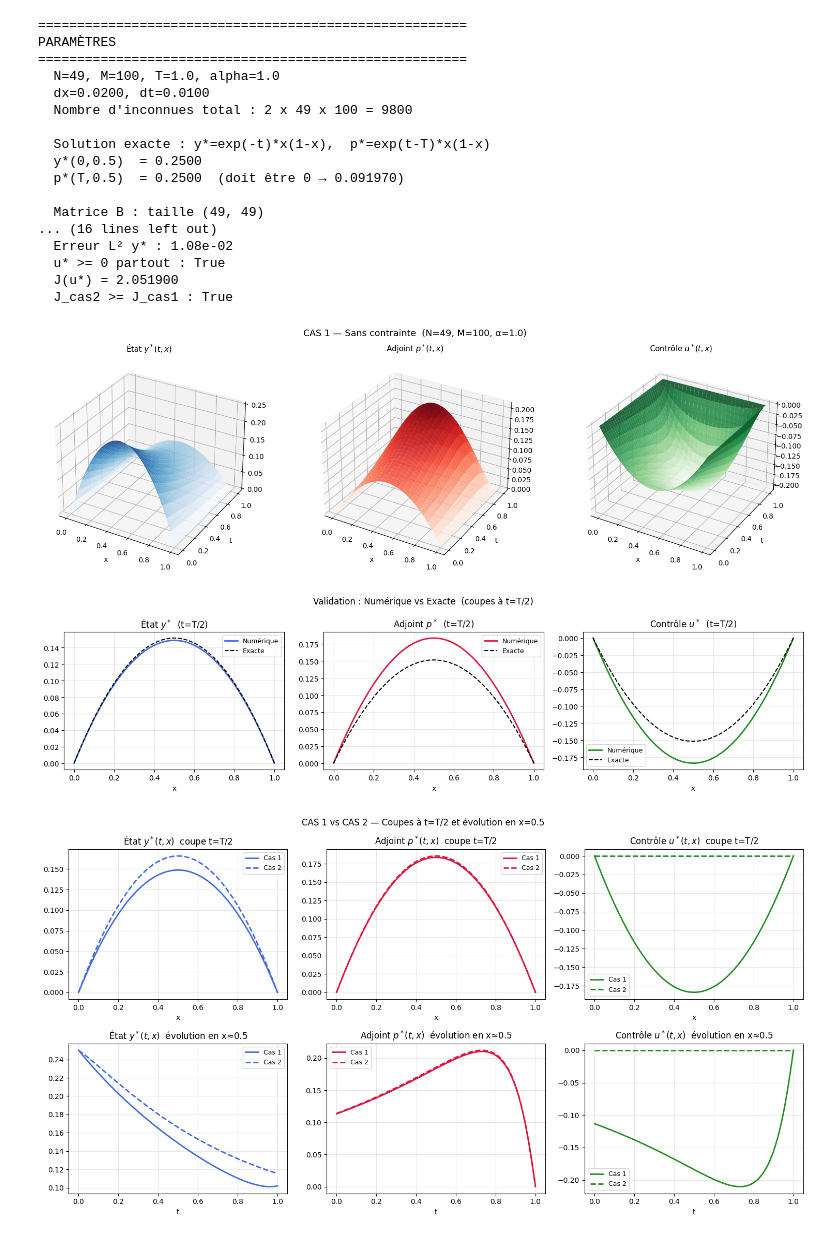
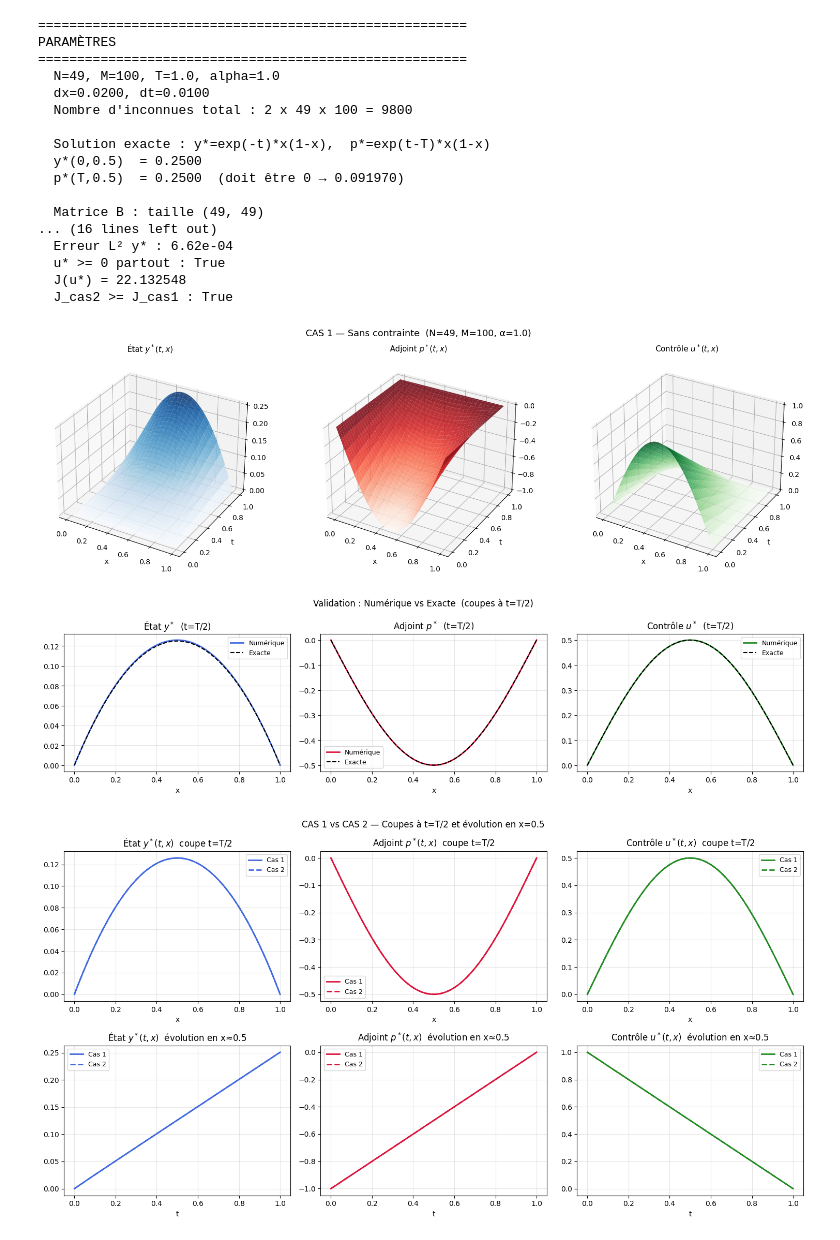
Before and after one commit to Nouhayousse/Commandes_optimales, a Jupyter notebook: TP3_final.ipynb, the cells around one changed output. Drawn from its saved outputs; the diff is of its cells as text; code cells hidden in the pictures.

Commit message:
les resultats avec les formules proposees par le prof

```diff
--- a/TP3_final.ipynb
+++ b/TP3_final.ipynb
@@ -61,12 +61,26 @@ print(f"  Nombre d'inconnues total : 2 x {N} x {M} = {2*N*M}")
 
 # Grilles 2D : shape (N, M+1)
 # X[i,n] = x_i,   T_grid[i,n] = t_n
+
+
+
 X, T_grid = np.meshgrid(x, t, indexing='ij')   # shape (N, M+1)
 
+
+
+
 # --- Solution exacte ---
-Y_exact = np.exp(-T_grid) * X * (1 - X)
-P_exact = np.exp(T_grid - T) * X * (1 - X)    # = 0 en t=T ✓
+#Y_exact = np.exp(-T_grid) * X * (1 - X)
+#P_exact = np.exp(T_grid - T) * X * (1 - X)    # = 0 en t=T ✓
+#U_exact = -(1.0 / alpha) * P_exact
+
+
+# Ici les formules du prof
+Y_exact = T_grid * X * (1 - X)
+P_exact = (T_grid - 1.0) * np.sin(np.pi * X)
 U_exact = -(1.0 / alpha) * P_exact
+
+
 
 # --- Données f et z_d déduites de la solution exacte ---
 # dy*/dt  = -exp(-t)*x*(1-x)
@@ -74,19 +88,25 @@ U_exact = -(1.0 / alpha) * P_exact
 # (1/α)*p = (1/α)*exp(t-T)*x*(1-x)
 # => f = dy*/dt - y*'' + (1/α)*p*
 #      = exp(-t)*(-x(1-x) + 2) + (1/α)*exp(t-T)*x*(1-x)
-F = (np.exp(-T_grid) * (-X*(1-X) + 2.0)
-     + (1.0/alpha) * np.exp(T_grid - T) * X * (1 - X))
+
+
+
+F = X*(1 - X) + 2*T_grid + (1.0/alpha)*(T_grid - 1.0)*np.sin(np.pi * X)
+
+
+
 
 # -dp*/dt = exp(t-T)*x*(1-x)
+
 # -p*''   = 2*exp(t-T)
 # => z_d = y* - (-dp*/dt - p*'')
 #         = exp(-t)*x*(1-x) - exp(t-T)*x*(1-x) - 2*exp(t-T)
-Zd = (np.exp(-T_grid) * X * (1-X)
-      - np.exp(T_grid - T) * X * (1-X)
-      - 2.0 * np.exp(T_grid - T))
+Zd = (np.sin(np.pi * X)
+      - (T_grid - 1.0)*(np.pi**2)*np.sin(np.pi * X)
+      + T_grid * X * (1 - X))
 
 # Condition initiale en temps
-y0 = x * (1 - x)   # y*(0,x) = x*(1-x) car exp(0)=1
+y0 = np.zeros_like(x)
 
 print(f"\n  Solution exacte : y*=exp(-t)*x(1-x),  p*=exp(t-T)*x(1-x)")
 print(f"  y*(0,0.5)  = {0.5*(1-0.5):.4f}")
@@ -340,38 +360,38 @@ print("RÉSUMÉ FINAL")
 print("=" * 55)
 print(f"\nErreurs L² (Cas 1 vs solution exacte) :")
 print(f"  y* : {err_y1:.2e}")
 print(f"  p* : {err_p1:.2e}")
 print(f"  u* : {err_u1:.2e}")
 print(f"\nCoût J(u*) :")
 print(f"  Cas 1 : {J1:.6f}")
 print(f"  Cas 2 : {J2:.6f}")
 print(f"  Augmentation due à la contrainte : "
       f"+{(J2-J1)/J1*100:.3f}%")
 print("\nFigures sauvegardées :")
 print("  fig_tp3_cas1_surfaces.png")
 print("  fig_tp3_validation.png")
 print("  fig_tp3_cas1_vs_cas2.png")
 # %% [output]
 =======================================================
 PARAMÈTRES
 =======================================================
   N=49, M=100, T=1.0, alpha=1.0
   dx=0.0200, dt=0.0100
   Nombre d'inconnues total : 2 x 49 x 100 = 9800
 
   Solution exacte : y*=exp(-t)*x(1-x),  p*=exp(t-T)*x(1-x)
   y*(0,0.5)  = 0.2500
   p*(T,0.5)  = 0.2500  (doit être 0 → 0.091970)
 
   Matrice B : taille (49, 49)
 ... (16 lines left out)
-  Erreur L² y* : 1.08e-02
+  Erreur L² y* : 6.62e-04
   u* >= 0 partout : True
-  J(u*) = 2.051900
+  J(u*) = 22.132548
   J_cas2 >= J_cas1 : True
-[figure, old version]
+[figure, new version]
-[figure, old version]
+[figure, new version]
-[figure, old version]
+[figure, new version]
 =======================================================
 RÉSUMÉ FINAL
 =======================================================
```
Also changed, not shown: parts of 2 cells of this notebook, 18 other files.
